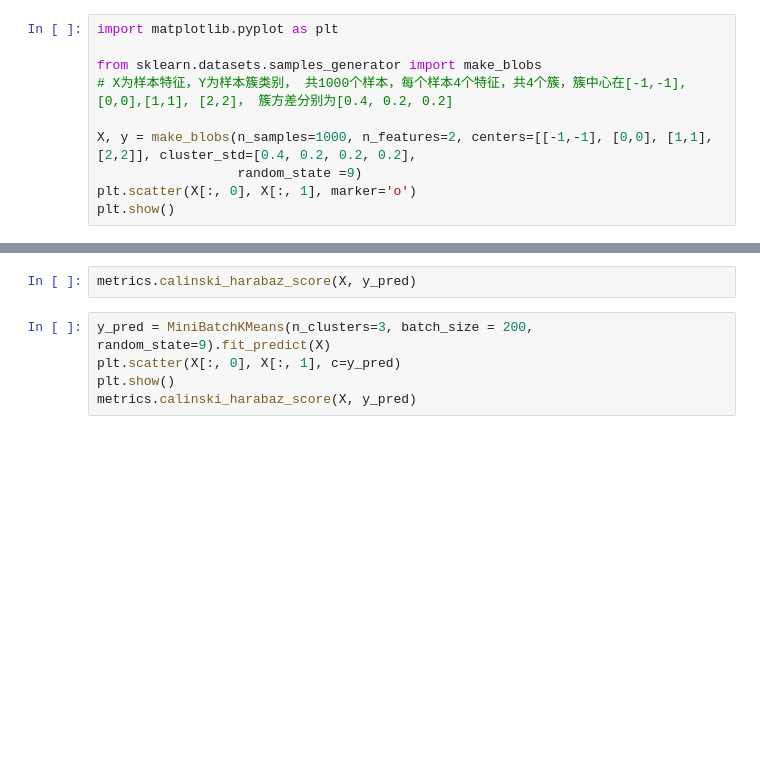
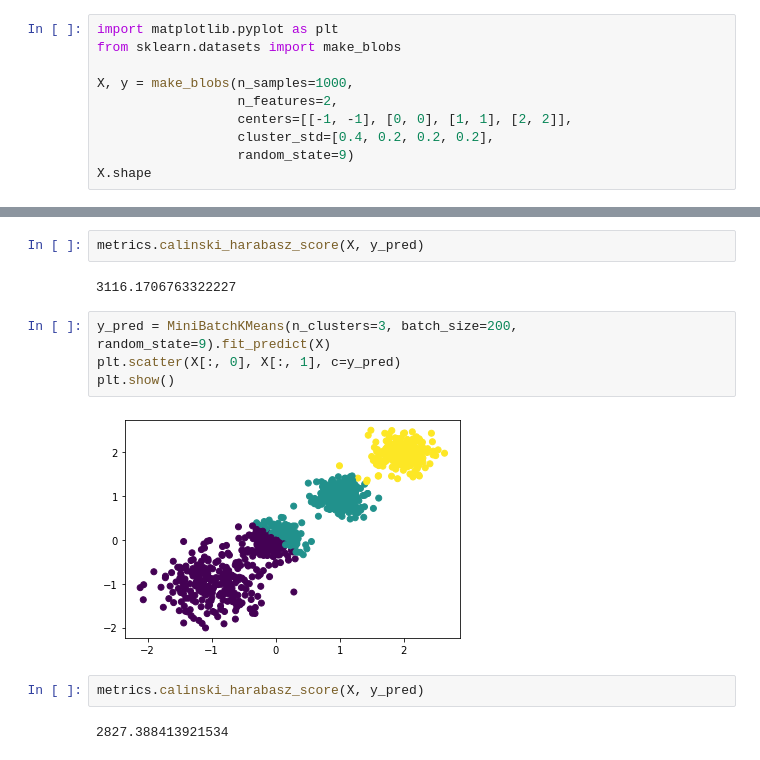
Before and after one commit to shibing624/python-tutorial, a Jupyter notebook: 03_data_science/10_Scikit-Learn聚类.ipynb, the cells around one changed output, grey strips where cells are left out. Drawn from its saved outputs; the diff is of its cells as text; blank space fills up the shorter version.

Commit message:
update sklearn cluster.

```diff
--- a/03_data_science/10_Scikit-Learn聚类.ipynb
+++ b/03_data_science/10_Scikit-Learn聚类.ipynb
@@ -13,10 +23,10 @@ print(kmeans.cluster_centers_)
 # %%
 import matplotlib.pyplot as plt
+from sklearn.datasets import make_blobs
 
-from sklearn.datasets.samples_generator import make_blobs
-# X为样本特征，Y为样本簇类别， 共1000个样本，每个样本4个特征，共4个簇，簇中心在[-1,-1], [0,0],[1,1], [2,2]， 簇方差分别为[0.4, 0.2, 0.2]
-
-X, y = make_blobs(n_samples=1000, n_features=2, centers=[[-1,-1], [0,0], [1,1], [2,2]], cluster_std=[0.4, 0.2, 0.2, 0.2],
-                  random_state =9)
-plt.scatter(X[:, 0], X[:, 1], marker='o')
-plt.show()
+X, y = make_blobs(n_samples=1000,
+                  n_features=2,
+                  centers=[[-1, -1], [0, 0], [1, 1], [2, 2]],
+                  cluster_std=[0.4, 0.2, 0.2, 0.2],
+                  random_state=9)
+X.shape
@@ -44,8 +85,15 @@ plt.show()
 # %%
-metrics.calinski_harabaz_score(X, y_pred)
+metrics.calinski_harabasz_score(X, y_pred)
+# %% [output]
+3116.1706763322227
 # %%
-y_pred = MiniBatchKMeans(n_clusters=3, batch_size = 200, random_state=9).fit_predict(X)
+y_pred = MiniBatchKMeans(n_clusters=3, batch_size=200, random_state=9).fit_predict(X)
 plt.scatter(X[:, 0], X[:, 1], c=y_pred)
 plt.show()
-metrics.calinski_harabaz_score(X, y_pred)
+# %% [output]
+[figure, added]
+# %%
+metrics.calinski_harabasz_score(X, y_pred)
+# %% [output]
+2827.388413921534
 # %%
```
Also changed, not shown: parts of 42 cells of this notebook, 14 other files.
